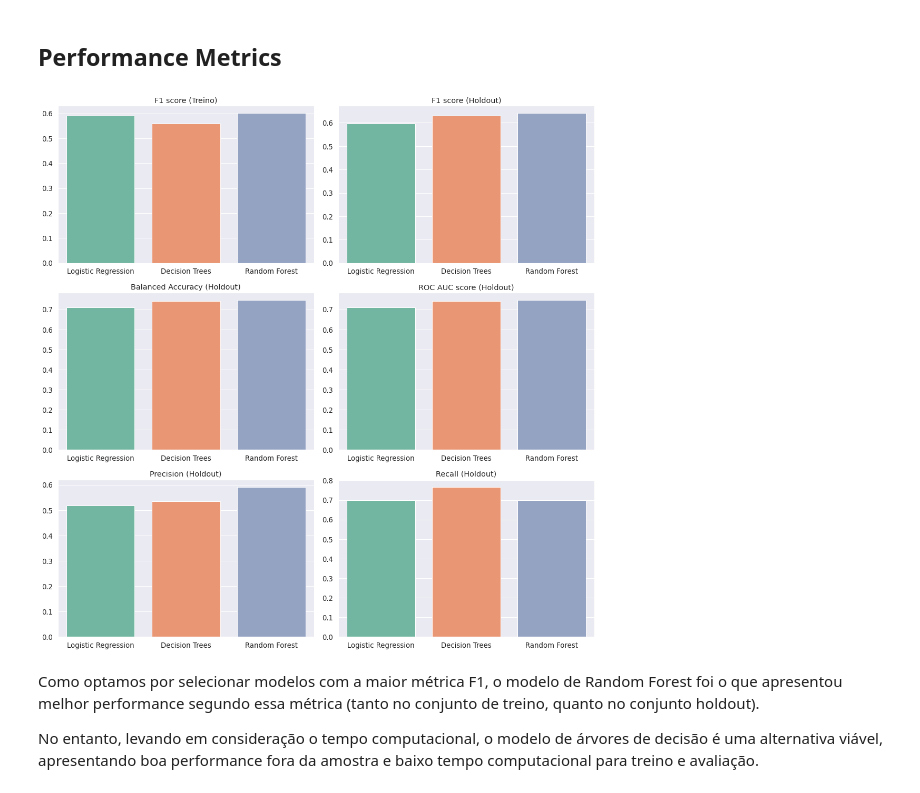
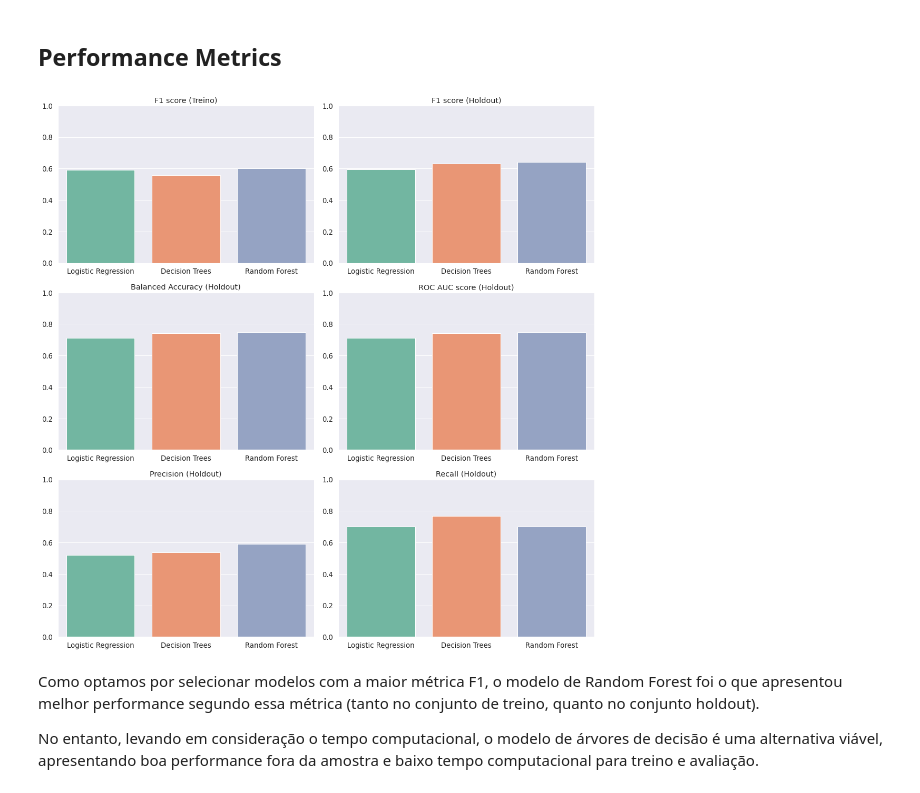
Before and after one commit to Franklin-oliveira/statlog_credit_risk, a Jupyter notebook: notebooks/03_model_comparison.ipynb, the cells around one changed output. Cells and saved outputs as stored; diff of their text form; code cells hidden in the pictures.

Commit message:
ajustei escala do eixo Y para o gráfico de métricas - README

```diff
--- a/notebooks/03_model_comparison.ipynb
+++ b/notebooks/03_model_comparison.ipynb
@@ -99,35 +99,36 @@ performance_metrics = pd.DataFrame({
 # %%
 fig, ax = plt.subplots(3, 2, figsize=(15, 15))
 
 sns.barplot(x='model', y='f1_train', data=performance_metrics,
             ax=ax[0,0], palette="Set2")
 sns.barplot(x='model', y='f1_holdout', data=performance_metrics,
             ax=ax[0,1], palette="Set2")
 sns.barplot(x='model', y='balanced_accuracy', data=performance_metrics,
             ax=ax[1,0], palette="Set2")
 sns.barplot(x='model', y='roc_auc_score', data=performance_metrics,
             ax=ax[1,1], palette="Set2")
 sns.barplot(x='model', y='precision', data=performance_metrics,
             ax=ax[2,0], palette="Set2")
 sns.barplot(x='model', y='recall', data=performance_metrics,
             ax=ax[2,1], palette="Set2")
 
 # titles
 titles = [['F1 score (Treino)', 'F1 score (Holdout)'],
           ['Balanced Accuracy (Holdout)', 'ROC AUC score (Holdout)'],
           ['Precision (Holdout)', 'Recall (Holdout)']]
 
-# labels
+# ajustes (labels e escala do eixo y)
 for i in range(0,3):
     for j in range(0,2):
         ax[i,j].set_ylabel('')
         ax[i,j].set_xlabel('')
+        ax[i,j].set_ylim([0.0, 1.0])
         ax[i,j].set_title(titles[i][j])
 
 plt.tight_layout()
 plt.savefig(f'{outpath}/holdout_performance_comparison.png')
 # %% [output]
-[figure, old version]
+[figure, new version]
 # %% [markdown]
 Como optamos por selecionar modelos com a maior métrica F1, o modelo de Random Forest foi o que apresentou melhor performance segundo essa métrica (tanto no conjunto de treino, quanto no conjunto holdout).
 
```
Also changed, not shown: 1 other file.
